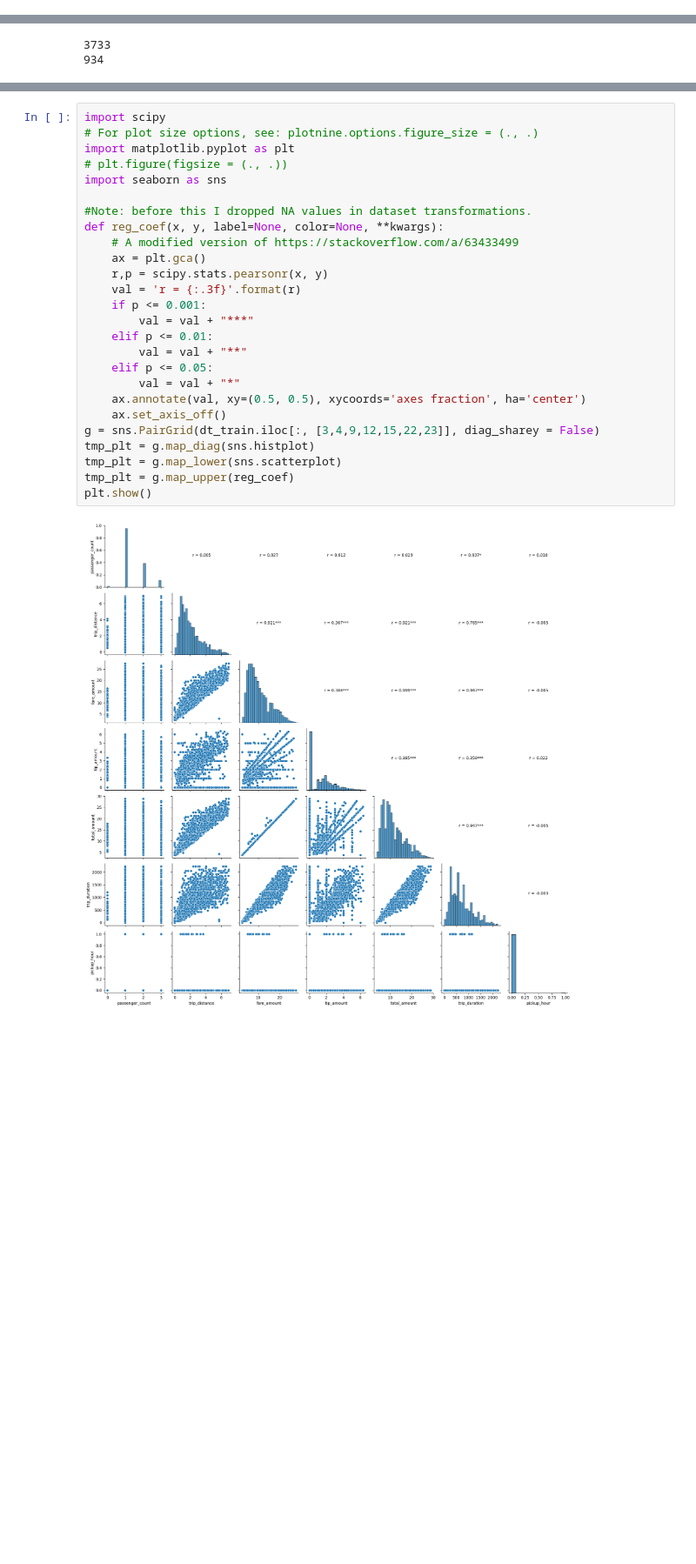
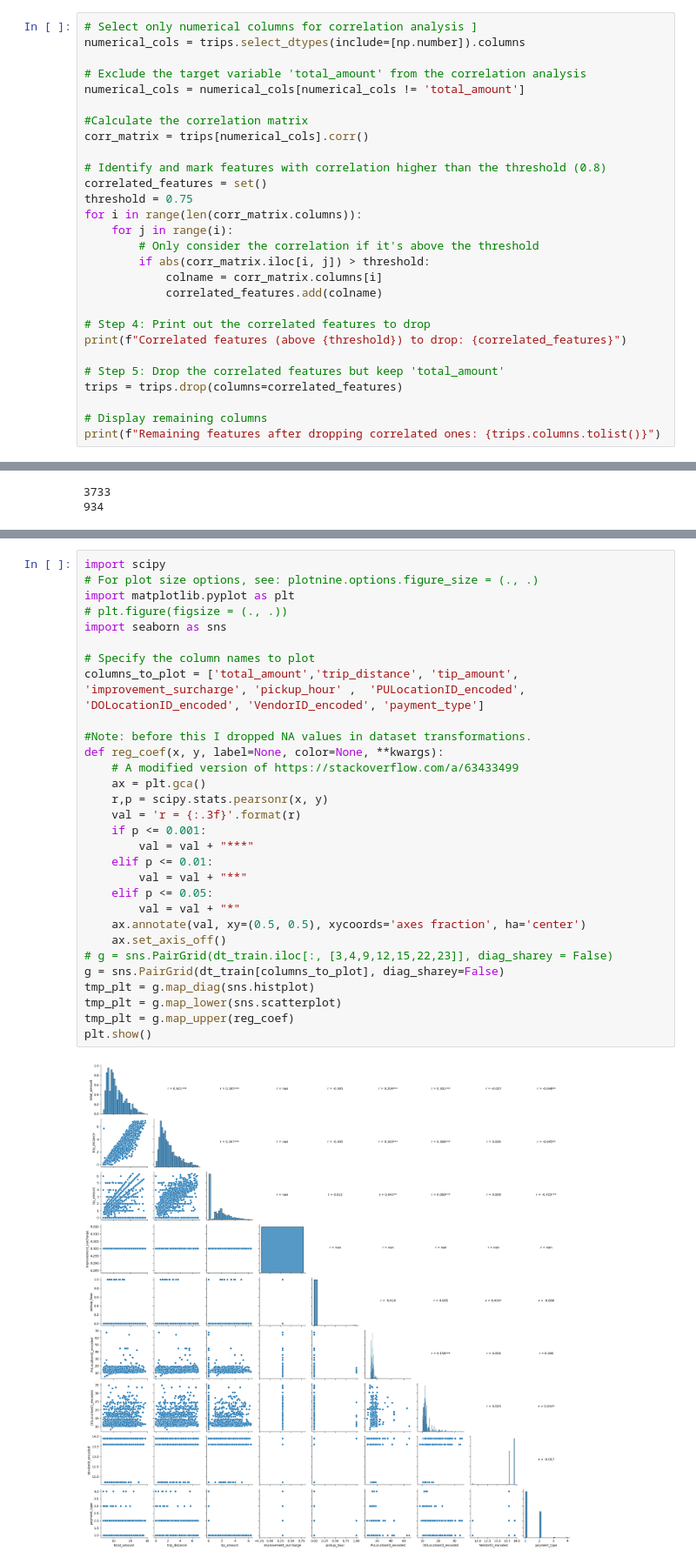
Before and after one commit to EimanteZemyteVU/Taxi, a Jupyter notebook: model1.ipynb, the cells around one changed output, grey strips where cells are left out. Shown at 87% size. Saved outputs shown, nothing was run; the diff lists cells and outputs as text; blank space fills up the shorter version.

```diff
--- a/model1.ipynb
+++ b/model1.ipynb
@@ -38 +25,29 @@ memory usage: 979.9+ KB
 - Split dataset to test and train
+# %%
+# Select only numerical columns for correlation analysis ]
+numerical_cols = trips.select_dtypes(include=[np.number]).columns
+
+# Exclude the target variable 'total_amount' from the correlation analysis
+numerical_cols = numerical_cols[numerical_cols != 'total_amount']
+
+#Calculate the correlation matrix
+corr_matrix = trips[numerical_cols].corr()
+
+# Identify and mark features with correlation higher than the threshold (0.8)
+correlated_features = set()
+threshold = 0.75
+for i in range(len(corr_matrix.columns)):
+    for j in range(i):
+        # Only consider the correlation if it's above the threshold
+        if abs(corr_matrix.iloc[i, j]) > threshold:
+            colname = corr_matrix.columns[i]
+            correlated_features.add(colname)
+
+# Step 4: Print out the correlated features to drop
+print(f"Correlated features (above {threshold}) to drop: {correlated_features}")
+
+# Step 5: Drop the correlated features but keep 'total_amount'
+trips = trips.drop(columns=correlated_features)
+
+# Display remaining columns
+print(f"Remaining features after dropping correlated ones: {trips.columns.tolist()}")
@@ -75,28 +73,32 @@ memory usage: 754.7+ KB
 # %%
 import scipy
 # For plot size options, see: plotnine.options.figure_size = (., .)
 import matplotlib.pyplot as plt
 # plt.figure(figsize = (., .))
 import seaborn as sns
+
+# Specify the column names to plot
+columns_to_plot = ['total_amount','trip_distance', 'tip_amount', 'improvement_surcharge', 'pickup_hour' ,  'PULocationID_encoded', 'DOLocationID_encoded', 'VendorID_encoded', 'payment_type']
 
 #Note: before this I dropped NA values in dataset transformations.
 def reg_coef(x, y, label=None, color=None, **kwargs):
     # A modified version of https://stackoverflow.com/a/63433499
     ax = plt.gca()
     r,p = scipy.stats.pearsonr(x, y)
     val = 'r = {:.3f}'.format(r)
     if p <= 0.001:
         val = val + "***"
     elif p <= 0.01:
         val = val + "**"
     elif p <= 0.05:
         val = val + "*"
     ax.annotate(val, xy=(0.5, 0.5), xycoords='axes fraction', ha='center')
     ax.set_axis_off()
-g = sns.PairGrid(dt_train.iloc[:, [3,4,9,12,15,22,23]], diag_sharey = False)
+# g = sns.PairGrid(dt_train.iloc[:, [3,4,9,12,15,22,23]], diag_sharey = False)
+g = sns.PairGrid(dt_train[columns_to_plot], diag_sharey=False)
 tmp_plt = g.map_diag(sns.histplot)
 tmp_plt = g.map_lower(sns.scatterplot)
 tmp_plt = g.map_upper(reg_coef)
 plt.show()
 # %% [output]
-[figure, old version]
+[figure, new version]
```
Also changed, not shown: parts of 14 cells of this notebook.
